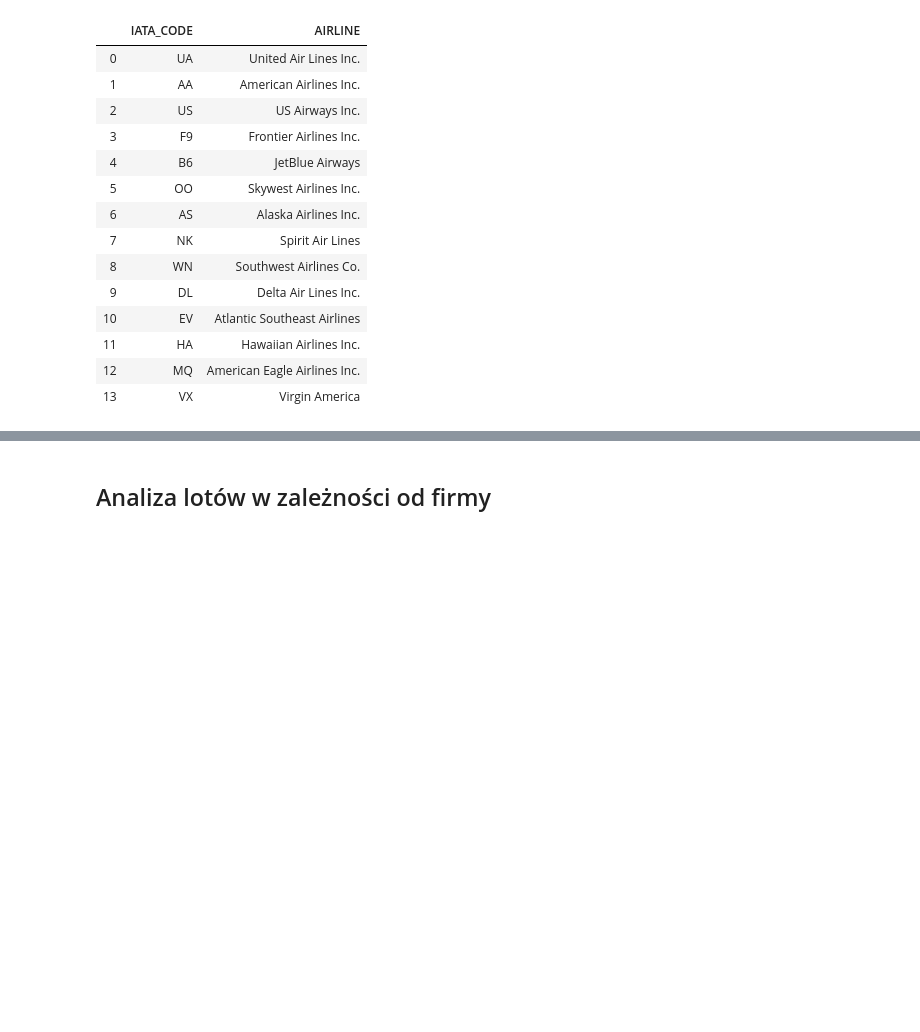
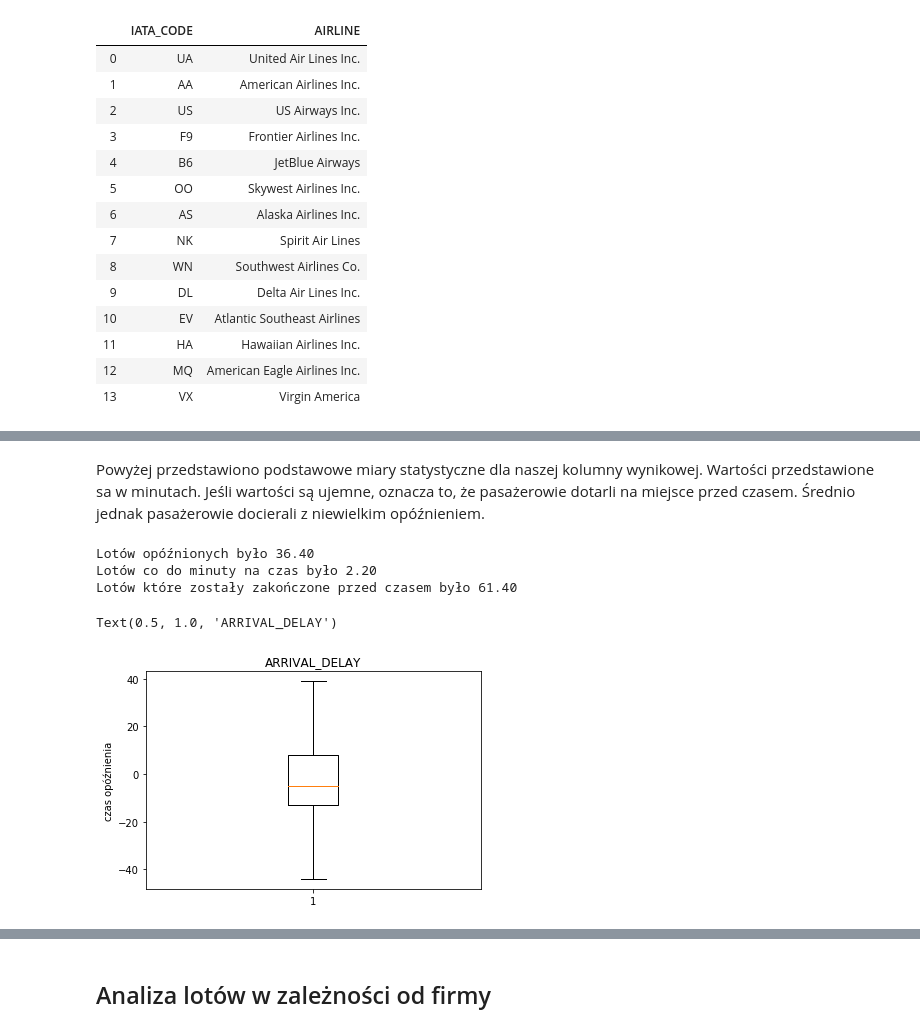
Before and after one commit to knigawkl/flight-delay-prediction, a Jupyter notebook: flight-delay-prediction.ipynb, the cells around one changed output, grey strips where cells are left out. Cells and saved outputs as stored; diff of their text form; code cells hidden in the pictures; blank space fills up the shorter version.

```diff
--- a/flight-delay-prediction.ipynb
+++ b/flight-delay-prediction.ipynb
@@ -568,0 +737,20 @@ flights.head()
+# %% [markdown]
+Powyżej przedstawiono podstawowe miary statystyczne dla naszej kolumny wynikowej. Wartości przedstawione sa w minutach. Jeśli wartości są ujemne, oznacza to, że pasażerowie dotarli na miejsce przed czasem. Średnio jednak pasażerowie docierali z niewielkim opóźnieniem.
+# %%
+delayed = flights[flights['ARRIVAL_DELAY']>0]
+print("Lotów opóźnionych było %.2f"%(delayed.shape[0]*100/flights.shape[0]))
+on_time = flights[flights['ARRIVAL_DELAY']==0]
+print("Lotów co do minuty na czas było %.2f"%(on_time.shape[0]*100/flights.shape[0]))
+postponed = flights[flights['ARRIVAL_DELAY']<0]
+print("Lotów które zostały zakończone przed czasem było %.2f"%(postponed.shape[0]*100/flights.shape[0]))
+# %% [output]
+Lotów opóźnionych było 36.40
+Lotów co do minuty na czas było 2.20
+Lotów które zostały zakończone przed czasem było 61.40
+# %%
+plt.boxplot(flights.loc[:, ['ARRIVAL_DELAY']].dropna().T, showfliers=False)
+plt.ylabel('czas opóźnienia')
+plt.title('ARRIVAL_DELAY')
+# %% [output]
+Text(0.5, 1.0, 'ARRIVAL_DELAY')
+[figure, added]
```
Also changed, not shown: parts of 86 cells of this notebook.
